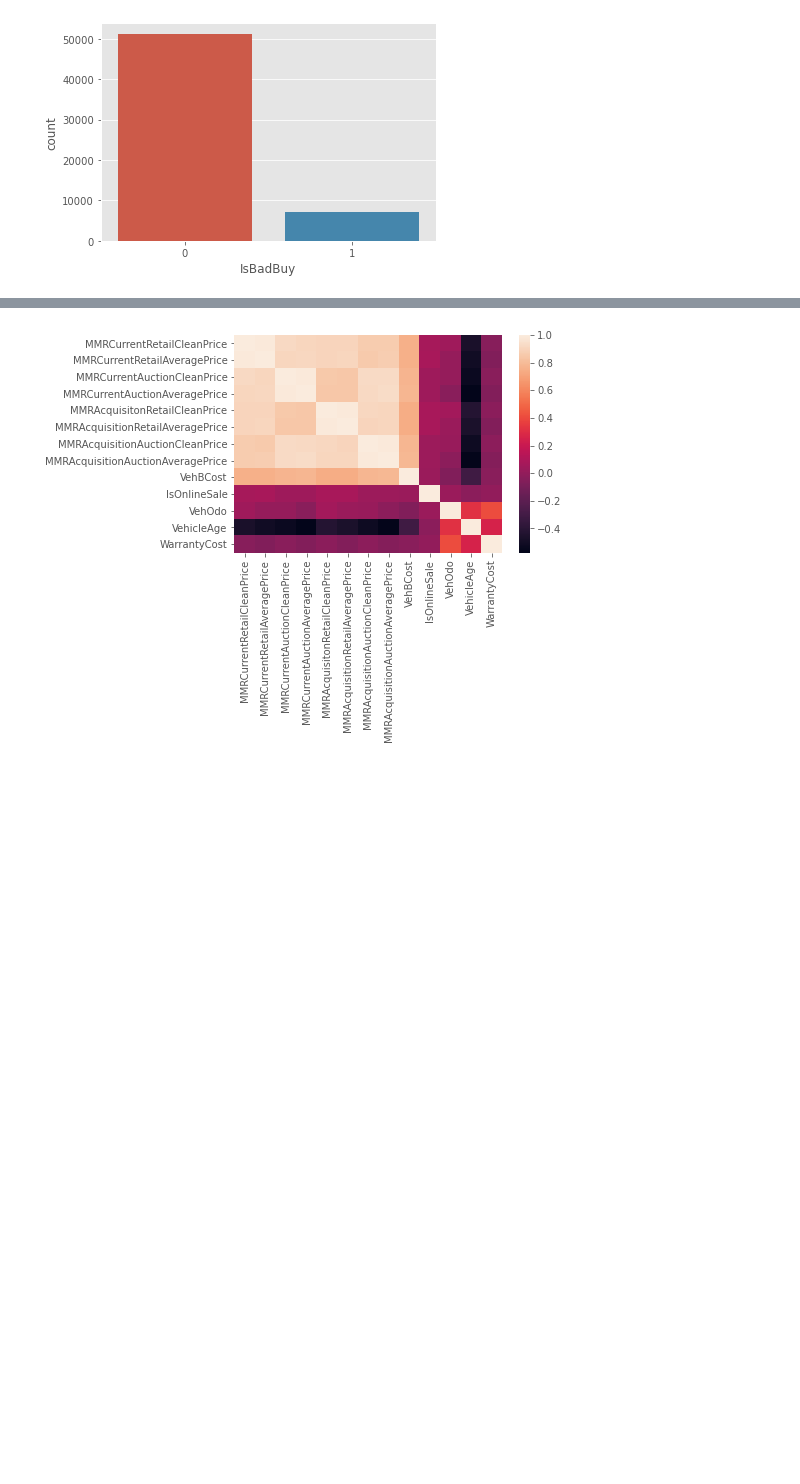
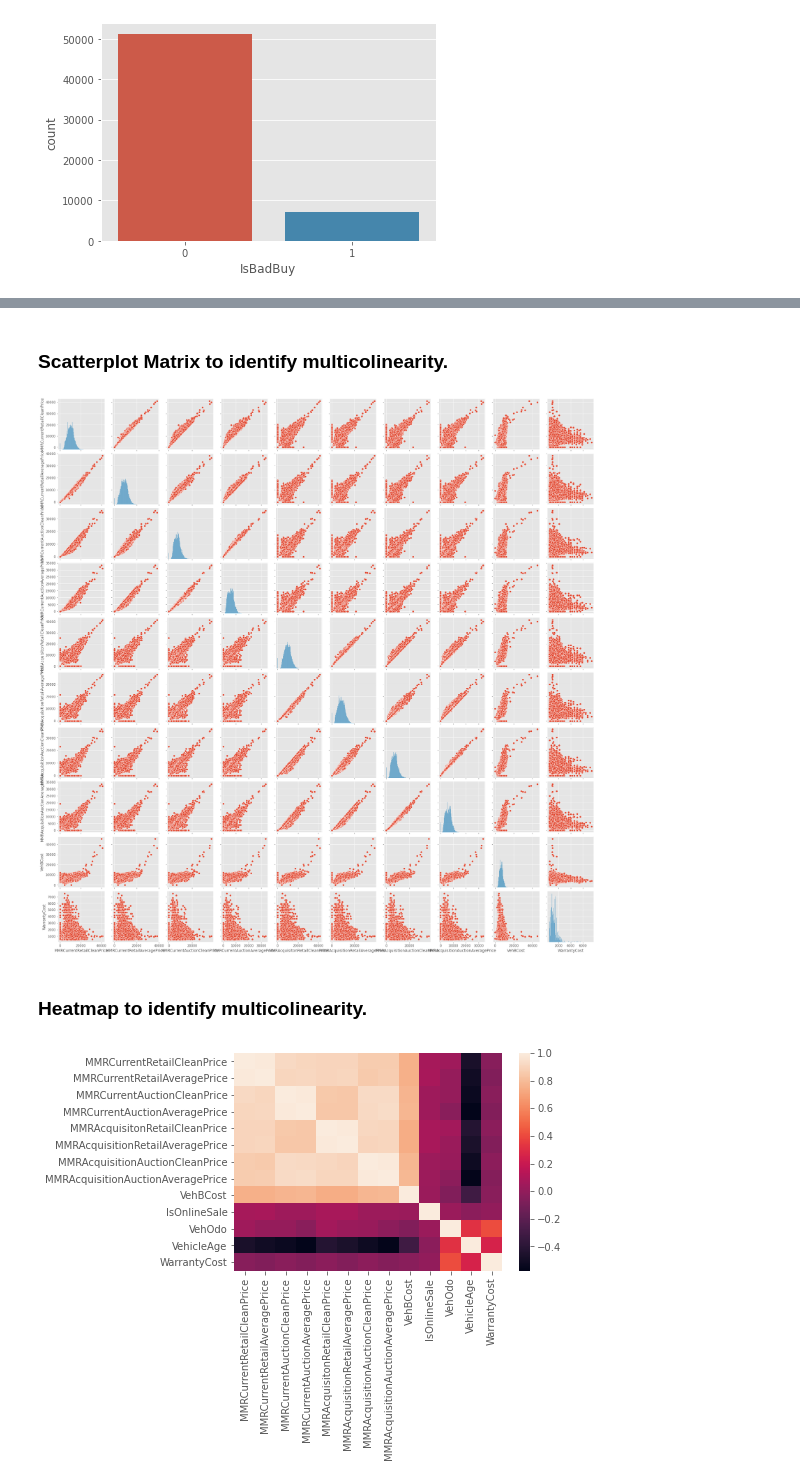
Before and after one commit to jbonfardeci/carvana-challenge, a Jupyter notebook: Carvana Dont Get Kicked.ipynb, the cells around one changed output, grey strips where cells are left out. Saved outputs shown, nothing was run; the diff lists cells and outputs as text; code cells hidden in the pictures; blank space fills up the shorter version.

```diff
--- a/Carvana Dont Get Kicked.ipynb
+++ b/Carvana Dont Get Kicked.ipynb
@@ -406,8 +421,14 @@ if False:
+# %% [markdown]
+### Scatterplot Matrix to identify multicolinearity.
 # %%
 # Look for high multicolinearity between numeric columns.
-if False:
+if __name__ == '__main__':
     scatter = sb.pairplot(df_train[numeric_cols].drop(["IsOnlineSale", "VehicleAge", "VehOdo"], 1))
     scatter.savefig("./output/scatterplot.png")
+# %% [output]
+[figure, added]
+# %% [markdown]
+### Heatmap to identify multicolinearity.
 # %%
 # Look for high multicolinearity between numeric columns.
 correlations = df_train[numeric_cols].corr()
```
Also changed, not shown: parts of 9 cells of this notebook.
